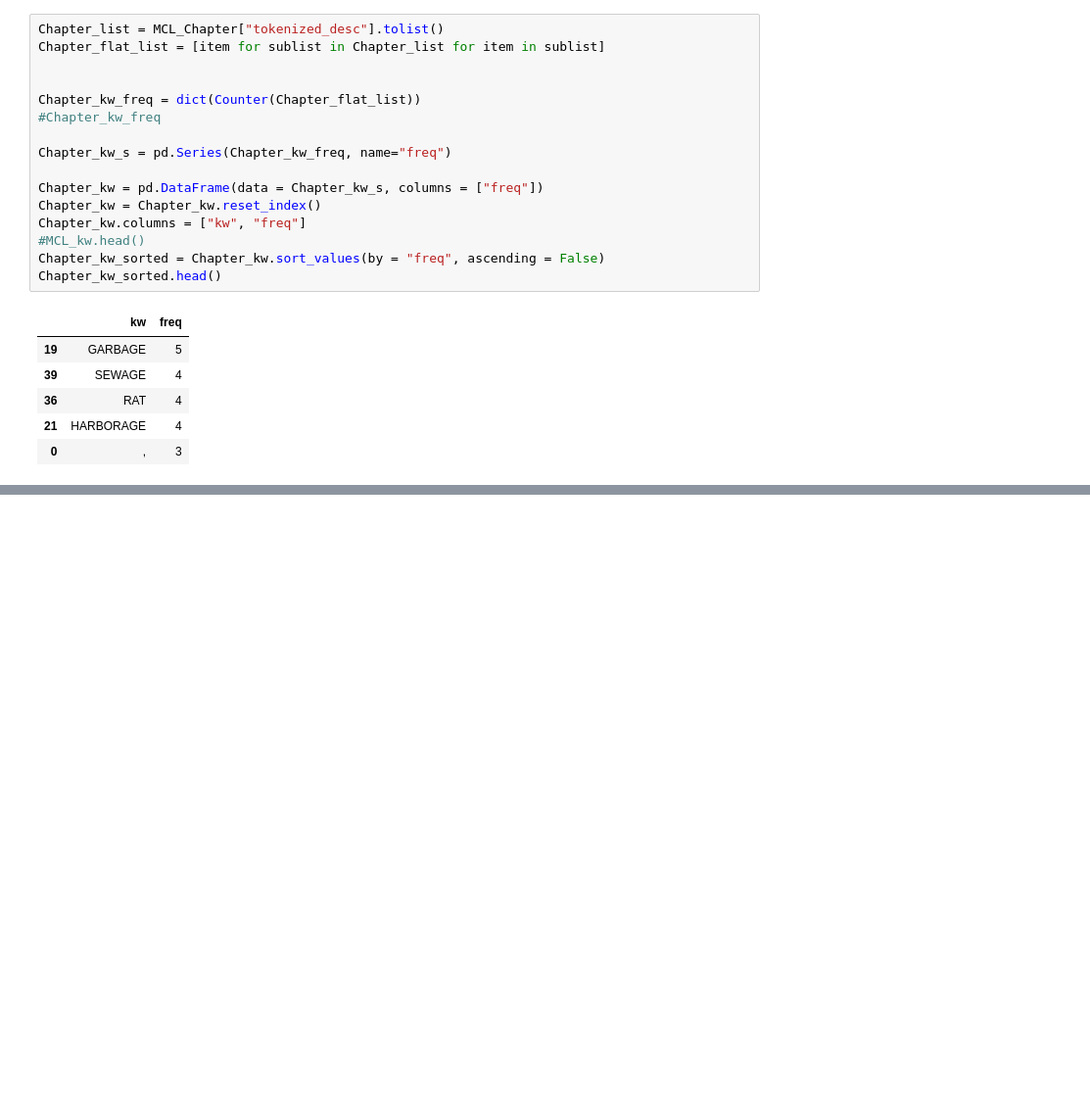
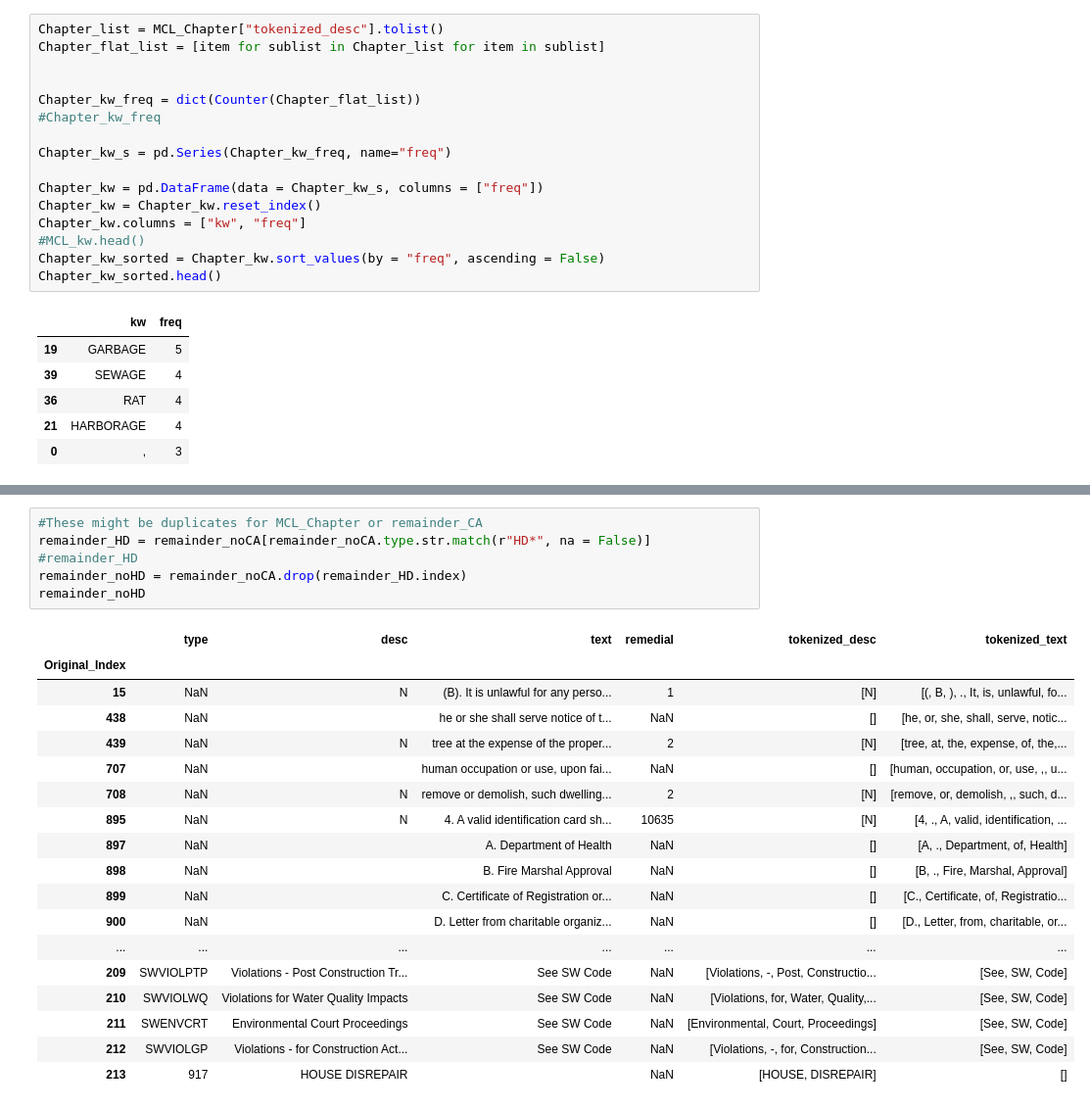
Before and after one commit to DEREJEGETU/data-question-2, a Jupyter notebook: notebooks/Mahesh.ipynb, the cells around one changed output, grey strips where cells are left out. Shown: that part at 98% size. Saved outputs shown, nothing was run; the diff lists cells and outputs as text; blank space fills up the shorter version.

```diff
--- a/notebooks/Mahesh.ipynb
+++ b/notebooks/Mahesh.ipynb
@@ -347,0 +416,25 @@ MCL_Chapter
+# %%
+#These might be duplicates for MCL_Chapter or remainder_CA
+remainder_HD = remainder_noCA[remainder_noCA.type.str.match(r"HD*", na = False)]
+#remainder_HD
+remainder_noHD = remainder_noCA.drop(remainder_HD.index)
+remainder_noHD
+# %% [output]
+|  | type | desc | text | remedial | tokenized_desc | tokenized_text |
+| Original_Index |  |  |  |  |  |  |
+| 15 | NaN | N | (B). It is unlawful for any perso... | 1 | [N] | [(, B, ), ., It, is, unlawful, fo... |
+| 438 | NaN |  | he or she shall serve notice of t... | NaN | [] | [he, or, she, shall, serve, notic... |
+| 439 | NaN | N | tree at the expense of the proper... | 2 | [N] | [tree, at, the, expense, of, the,... |
+| 707 | NaN |  | human occupation or use, upon fai... | NaN | [] | [human, occupation, or, use, ,, u... |
+| 708 | NaN | N | remove or demolish, such dwelling... | 2 | [N] | [remove, or, demolish, ,, such, d... |
+| 895 | NaN | N | 4. A valid identification card sh... | 10635 | [N] | [4, ., A, valid, identification, ... |
+| 897 | NaN |  | A. Department of Health | NaN | [] | [A, ., Department, of, Health] |
+| 898 | NaN |  | B. Fire Marshal Approval | NaN | [] | [B, ., Fire, Marshal, Approval] |
+| 899 | NaN |  | C. Certificate of Registration or... | NaN | [] | [C., Certificate, of, Registratio... |
+| 900 | NaN |  | D. Letter from charitable organiz... | NaN | [] | [D., Letter, from, charitable, or... |
+| ... | ... | ... | ... | ... | ... | ... |
+| 209 | SWVIOLPTP | Violations - Post Construction Tr... | See SW Code | NaN | [Violations, -, Post, Constructio... | [See, SW, Code] |
+| 210 | SWVIOLWQ | Violations for Water Quality Impacts | See SW Code | NaN | [Violations, for, Water, Quality,... | [See, SW, Code] |
+| 211 | SWENVCRT | Environmental Court Proceedings | See SW Code | NaN | [Environmental, Court, Proceedings] | [See, SW, Code] |
+| 212 | SWVIOLGP | Violations - for Construction Act... | See SW Code | NaN | [Violations, -, for, Construction... | [See, SW, Code] |
+| 213 | 917 | HOUSE DISREPAIR |  | NaN | [HOUSE, DISREPAIR] | [] |
```
Also changed, not shown: parts of 8 cells of this notebook.
